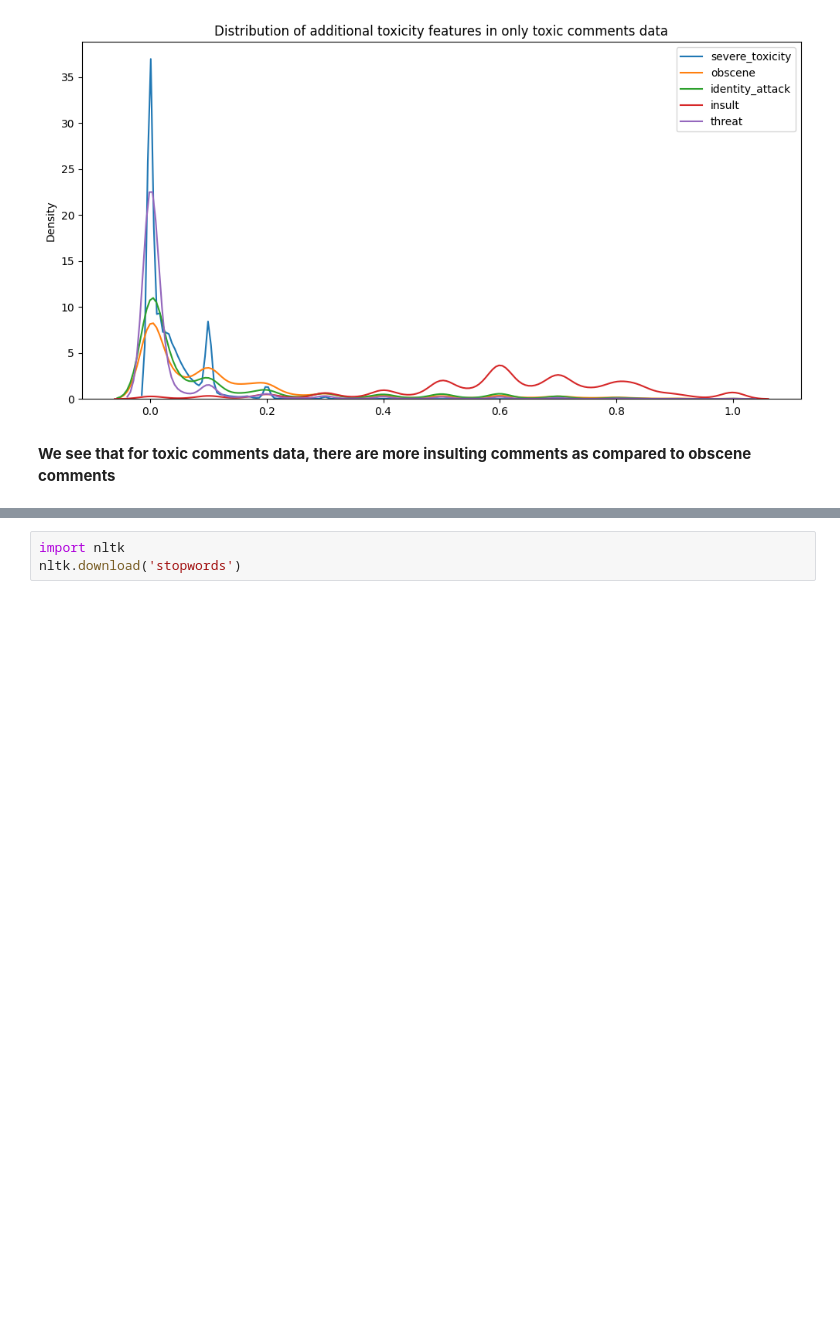
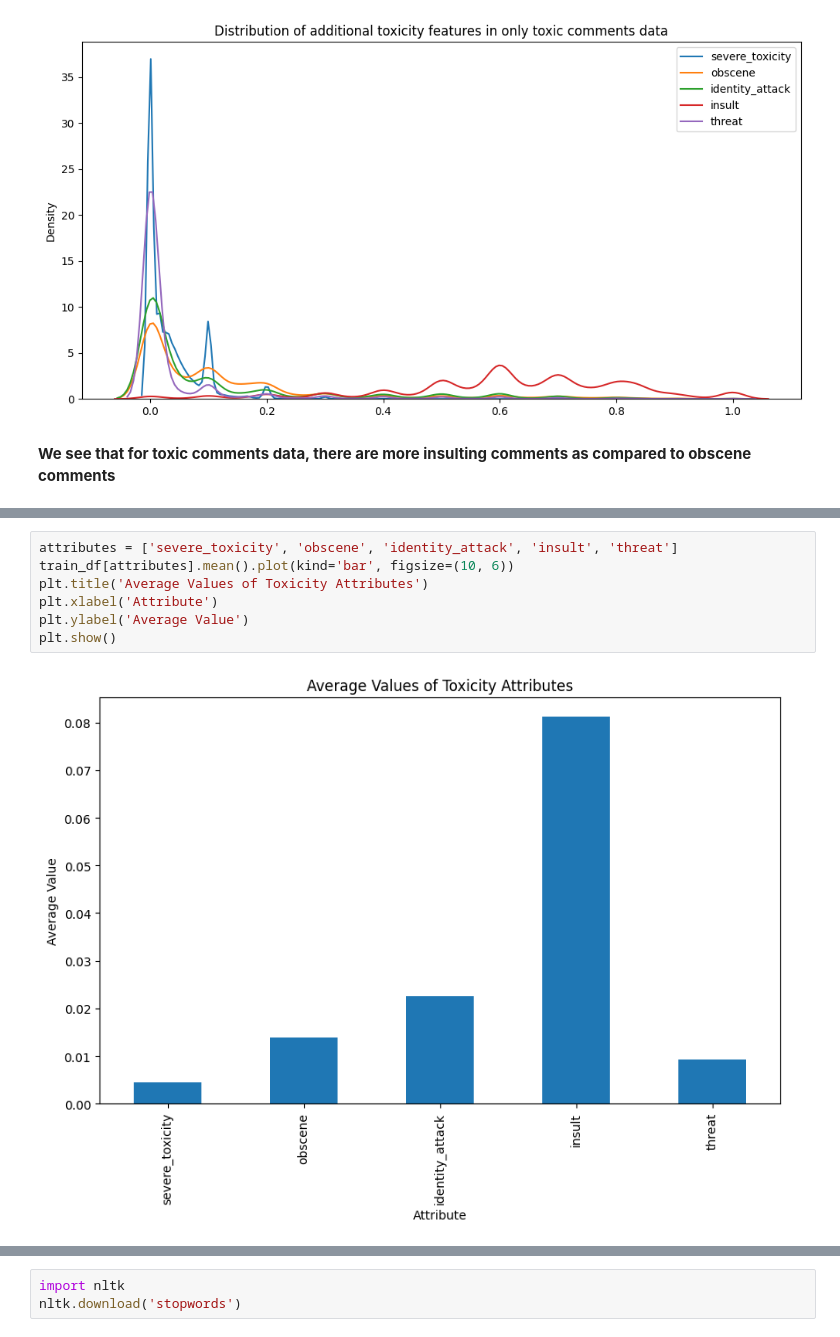
Before and after one commit to MohamedAlyMatar/Hate-Speech-Detection, a Jupyter notebook: 1_EDA.ipynb, the cells around one changed output, grey strips where cells are left out. Cells and saved outputs as stored; diff of their text form; blank space fills up the shorter version.

```diff
--- a/1_EDA.ipynb
+++ b/1_EDA.ipynb
@@ -279,0 +293,9 @@ plt.show()
+# %%
+attributes = ['severe_toxicity', 'obscene', 'identity_attack', 'insult', 'threat']
+train_df[attributes].mean().plot(kind='bar', figsize=(10, 6))
+plt.title('Average Values of Toxicity Attributes')
+plt.xlabel('Attribute')
+plt.ylabel('Average Value')
+plt.show()
+# %% [output]
+[figure, added]
```
Also changed, not shown: parts of 34 cells of this notebook, 1 other file.
